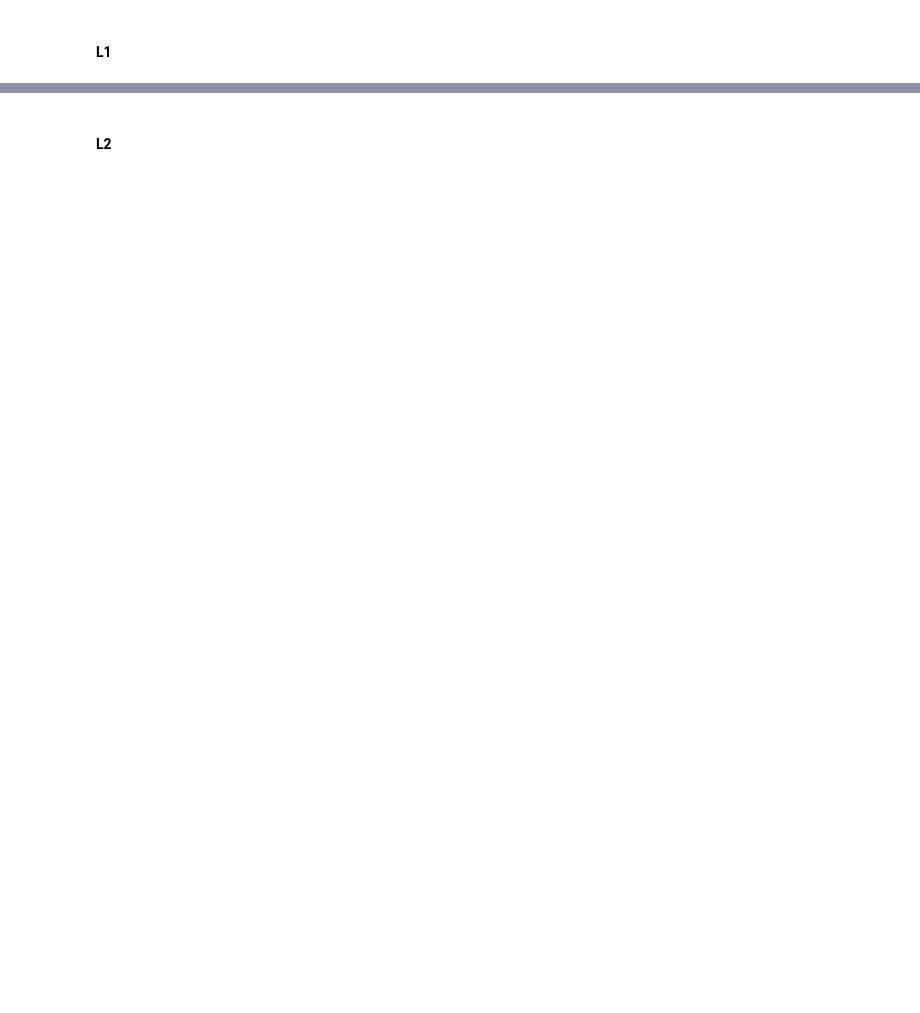
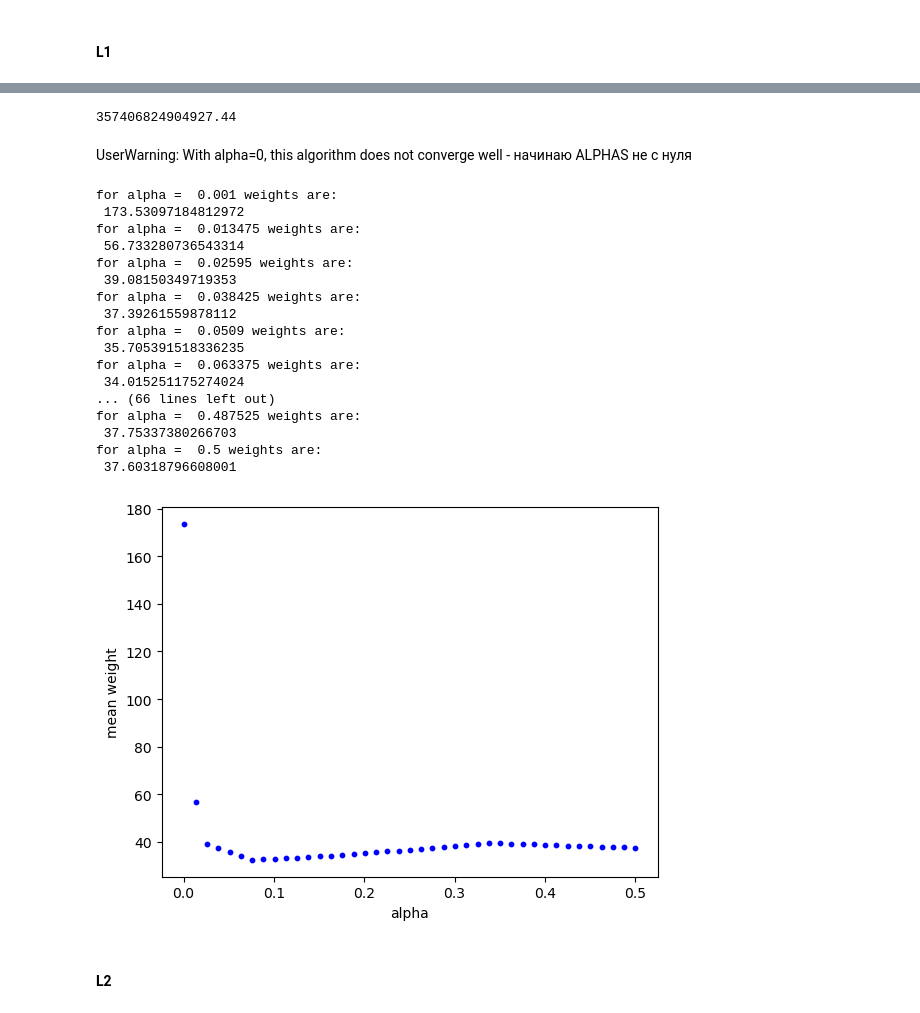
Before and after one commit to tshura/ml-intro-tasks-copy, a Jupyter notebook: 4_overfitting_regularization/overfitting_regularization.ipynb, the cells around one changed output, grey strips where cells are left out. Saved outputs shown, nothing was run; the diff lists cells and outputs as text; code cells hidden in the pictures; blank space fills up the shorter version.

```diff
--- a/4_overfitting_regularization/overfitting_regularization.ipynb
+++ b/4_overfitting_regularization/overfitting_regularization.ipynb
@@ -414,0 +397,6 @@ Please do a discovery on your own and find that out empirically (both for **L1**
+# %%
+ct = compose.ColumnTransformer(
+transformers=[('polf', PolynomialFeatures(degree=15, include_bias=False), ['age'])], remainder = 'passthrough'
+)
+# %%
+x_t_dtrain = ct.fit_transform(x_dtrain)
@@ -418,0 +427,8 @@ Please do a discovery on your own and find that out empirically (both for **L1**
+# %%
+ar.mean()
+# %% [output]
+357406824904927.44
+# %% [markdown]
+UserWarning: With alpha=0, this algorithm does not converge well - начинаю ALPHAS не с нуля
+# %%
+ALPHAS = np.linspace(0.001, 0.5, 1 + 40)
@@ -419,2 +437,28 @@ Please do a discovery on your own and find that out empirically (both for **L1**
+# %%
+for a in ALPHAS:
+    l = Lasso(alpha=a, random_state=SEED, max_iter=50000).fit(x_t_dtrain, y_dtrain).coef_.mean()
+    print('for alpha = ', a, 'weights are:\n', l)
+    m = plt.scatter(x=a, y=l, s=10, color = 'b')
+    plt.xlabel('alpha')
+    plt.ylabel('mean weight')
+# %% [output]
+for alpha =  0.001 weights are:
+ 173.53097184812972
+for alpha =  0.013475 weights are:
+ 56.733280736543314
+for alpha =  0.02595 weights are:
+ 39.08150349719353
+for alpha =  0.038425 weights are:
+ 37.39261559878112
+for alpha =  0.0509 weights are:
+ 35.705391518336235
+for alpha =  0.063375 weights are:
+ 34.015251175274024
+... (66 lines left out)
+for alpha =  0.487525 weights are:
+ 37.75337380266703
+for alpha =  0.5 weights are:
+ 37.60318796608001
+[figure, added]
 # %% [markdown]
 #### L2
```
Also changed, not shown: parts of 24 cells of this notebook.
